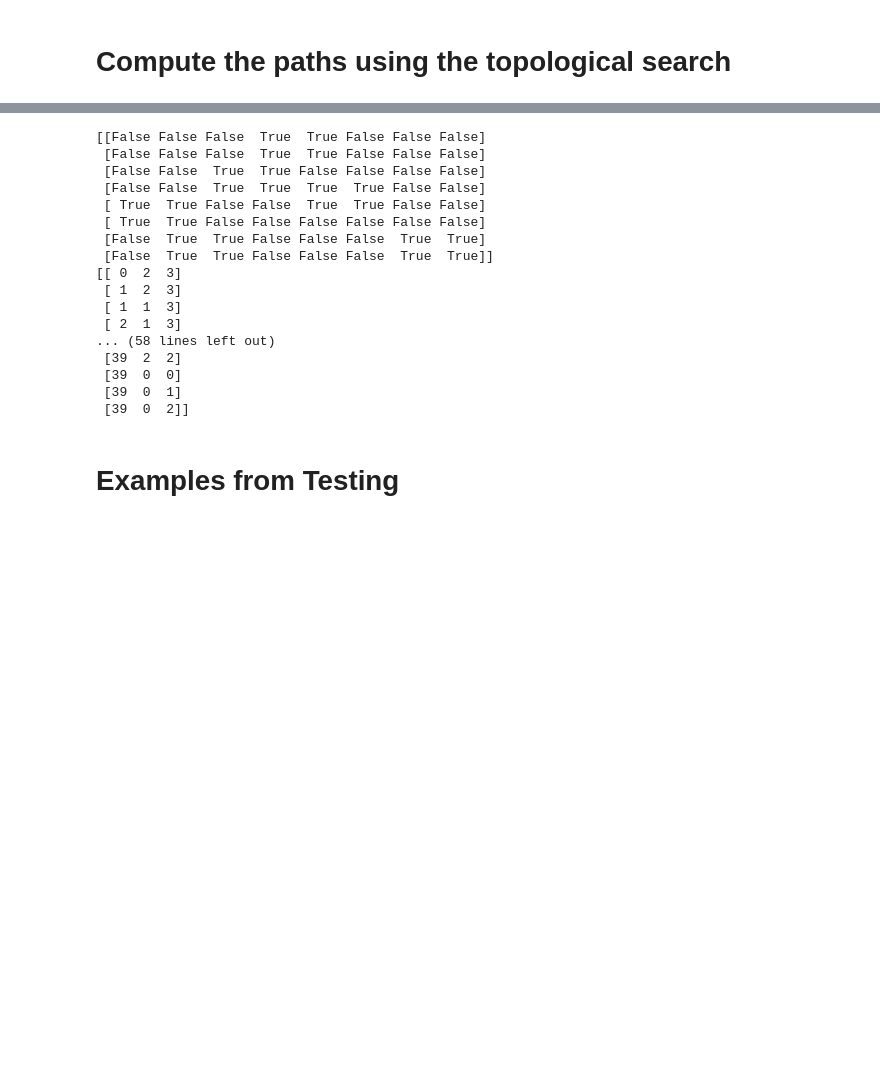
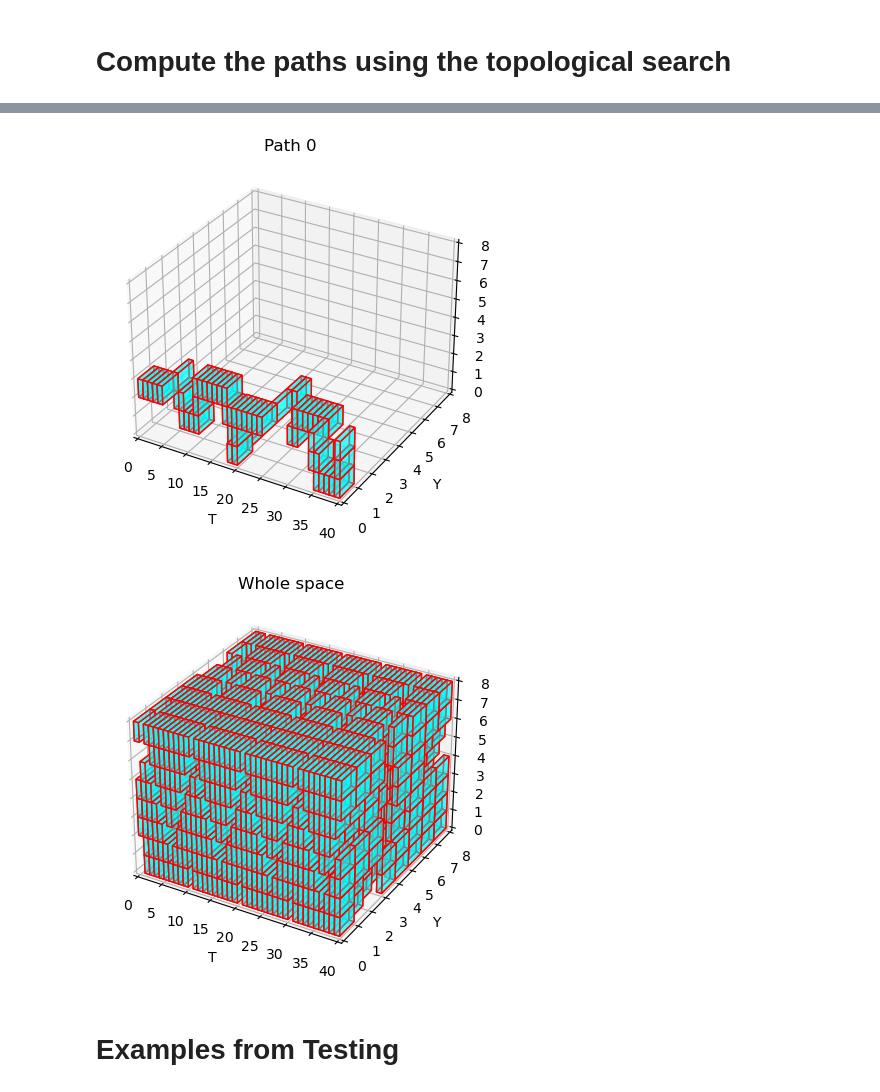
Before and after one commit to NejcHirci/TDA-evasion, a Jupyter notebook: examples.ipynb, the cells around one changed output, grey strips where cells are left out. Drawn from its saved outputs; the diff is of its cells as text; code cells hidden in the pictures; blank space fills up the shorter version.

```diff
--- a/examples.ipynb
+++ b/examples.ipynb
@@ -58,24 +58,27 @@ Number of paths found 1
 # %%
-print(space[34])
-print(pathCoords)
+fig = plt.figure()
+ax = fig.add_subplot(111, projection='3d')
+spaceShape = np.shape(space)
+# nariši najdeno pot, (Če je več poti lahko prikaže tudi dele drugih poti)
+if len(paths) > 0:
+    specialCoords = paths[0]
+    for coord in specialCoords:
+        draw_cube(ax, coord, size = 1)
+
+ax.set_xlim(0, spaceShape[0])
+ax.set_ylim(0, spaceShape[1])
+ax.set_zlim(0, spaceShape[2])
+ax.set_xlabel('T')
+ax.set_ylabel('Y')
+ax.set_zlabel('X')
+ax.set_title("Path %i"%pathId)
+plt.show()
+# nariši celoten prostor
+plotCubes(space)
+plt.show()
 # %% [output]
-[[False False False  True  True False False False]
- [False False False  True  True False False False]
- [False False  True  True False False False False]
- [False False  True  True  True  True False False]
- [ True  True False False  True  True False False]
- [ True  True False False False False False False]
- [False  True  True False False False  True  True]
- [False  True  True False False False  True  True]]
-[[ 0  2  3]
- [ 1  2  3]
- [ 1  1  3]
- [ 2  1  3]
-... (58 lines left out)
- [39  2  2]
- [39  0  0]
- [39  0  1]
- [39  0  2]]
+[figure, added]
+[figure, added]
 # %% [markdown]
 # Examples from Testing
 # %%
```
Also changed, not shown: parts of 3 cells of this notebook, 10 other files.
